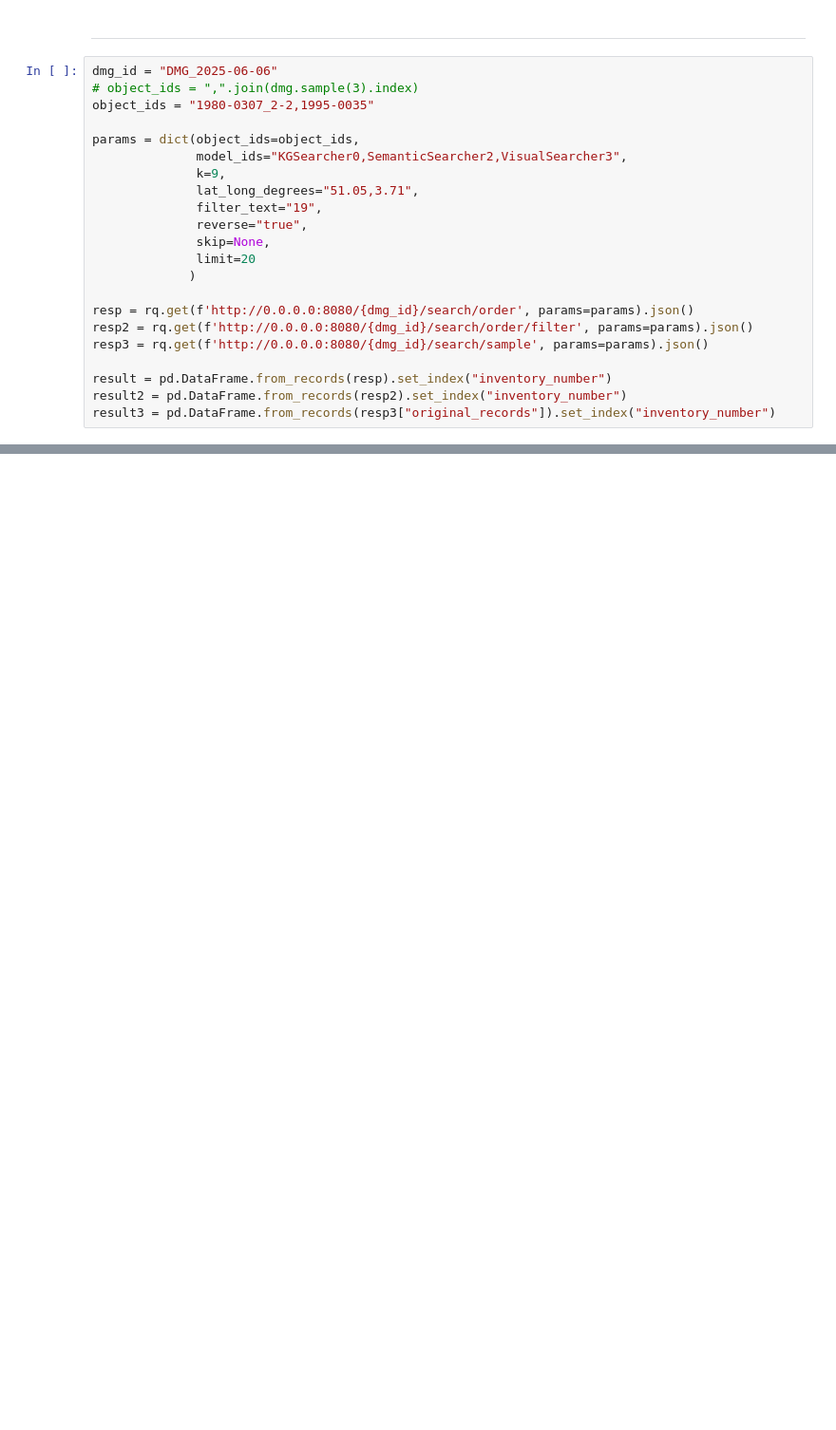
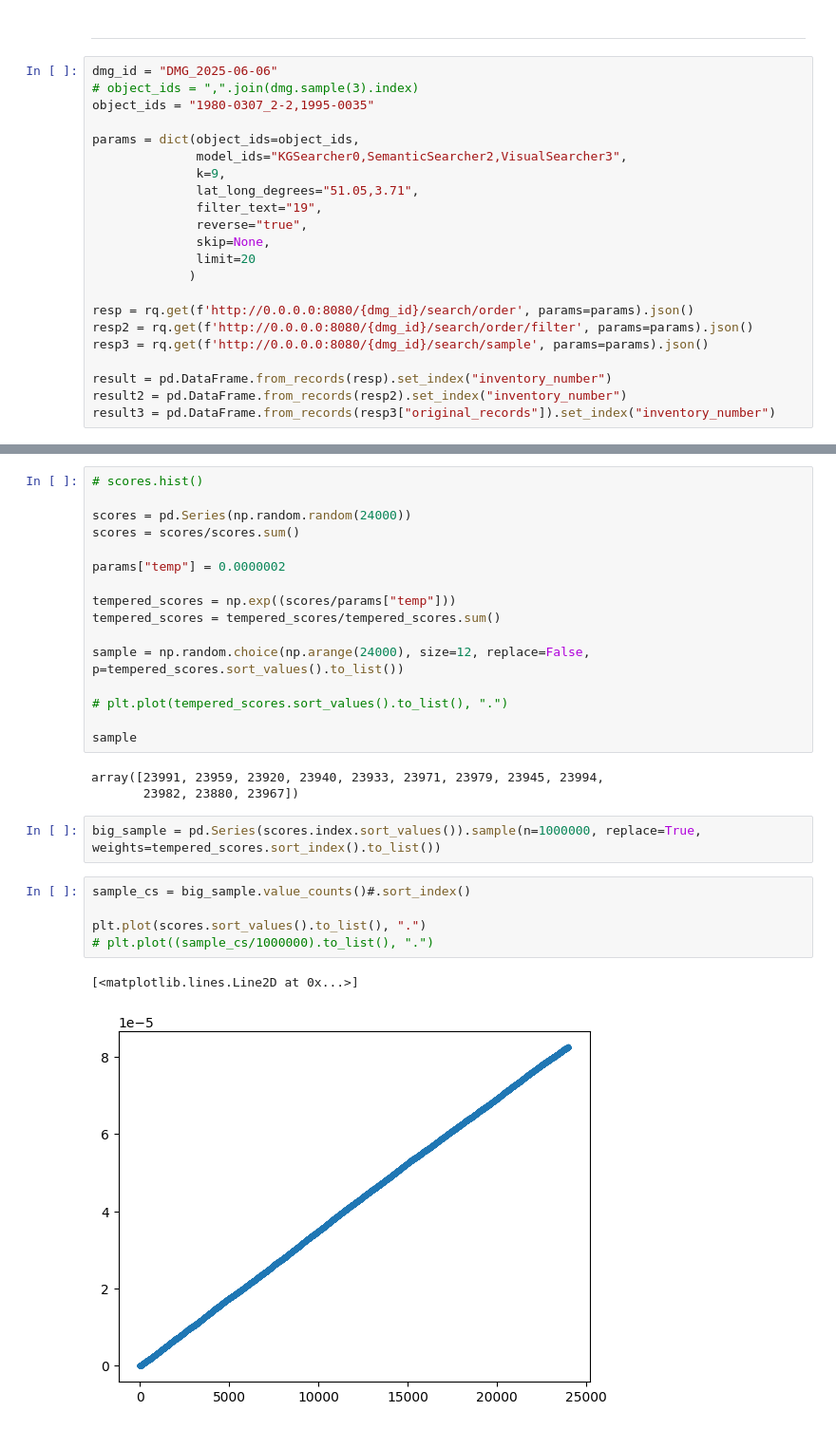
Before and after one commit to serendipity-searcher/web_backend, a Jupyter notebook: dev.ipynb, the cells around one changed output, grey strips where cells are left out. Shown at 95% size. Saved outputs shown, nothing was run; the diff lists cells and outputs as text; blank space fills up the shorter version.

```diff
--- a/dev.ipynb
+++ b/dev.ipynb
@@ -791,0 +850,29 @@ _ = plt.hist(rand.choice(np.arange(n), size=9000, p=tempered_scores), bins=50)
+# %%
+# scores.hist()
+
+scores = pd.Series(np.random.random(24000))
+scores = scores/scores.sum()
+
+params["temp"] = 0.0000002
+
+tempered_scores = np.exp((scores/params["temp"]))
+tempered_scores = tempered_scores/tempered_scores.sum()
+
+sample = np.random.choice(np.arange(24000), size=12, replace=False, p=tempered_scores.sort_values().to_list())
+
+# plt.plot(tempered_scores.sort_values().to_list(), ".")
+
+sample
+# %% [output]
+array([23991, 23959, 23920, 23940, 23933, 23971, 23979, 23945, 23994,
+       23982, 23880, 23967])
+# %%
+big_sample = pd.Series(scores.index.sort_values()).sample(n=1000000, replace=True, weights=tempered_scores.sort_index().to_list())
+# %%
+sample_cs = big_sample.value_counts()#.sort_index()
+
+plt.plot(scores.sort_values().to_list(), ".")
+# plt.plot((sample_cs/1000000).to_list(), ".")
+# %% [output]
+[<matplotlib.lines.Line2D at 0x...>]
+[figure, added]
```
Also changed, not shown: parts of 55 cells of this notebook.
